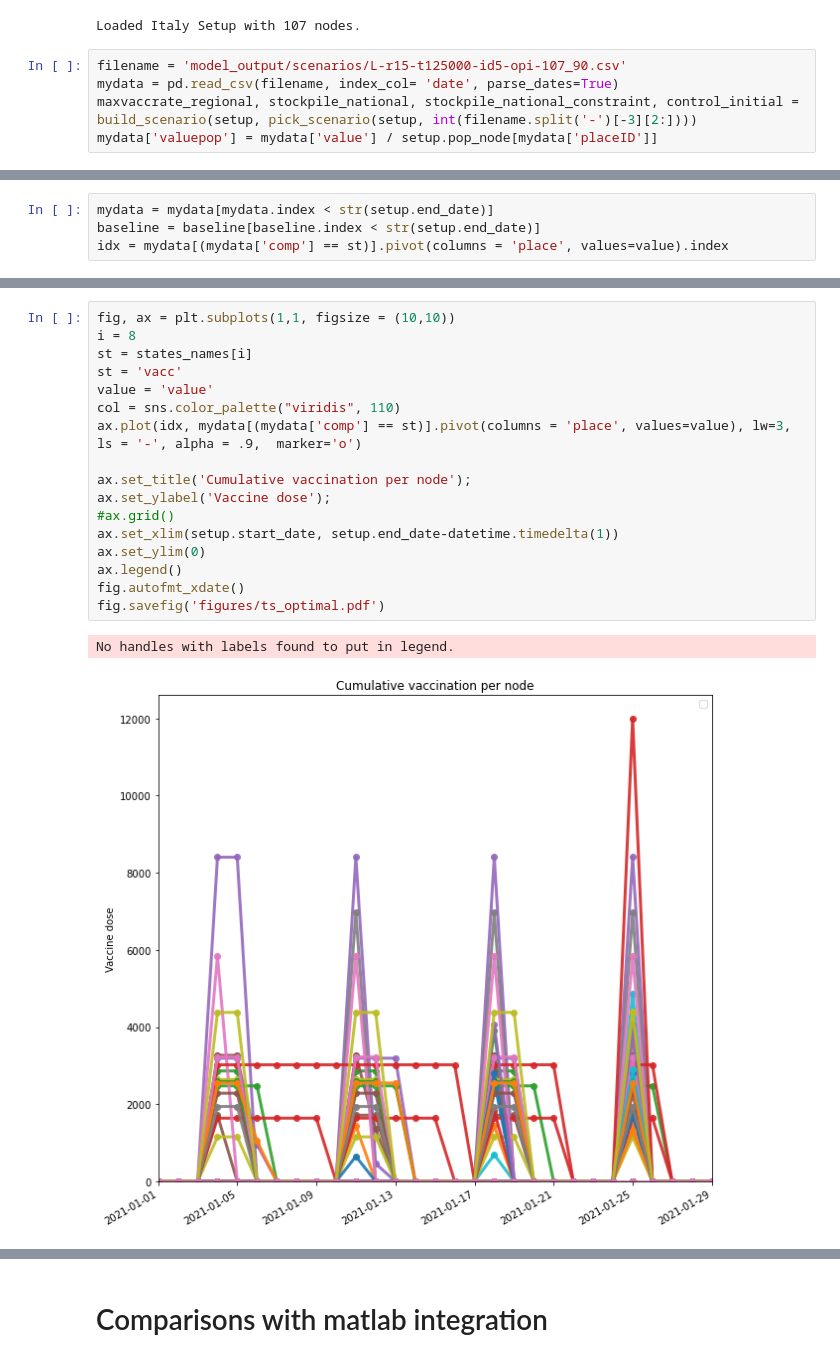
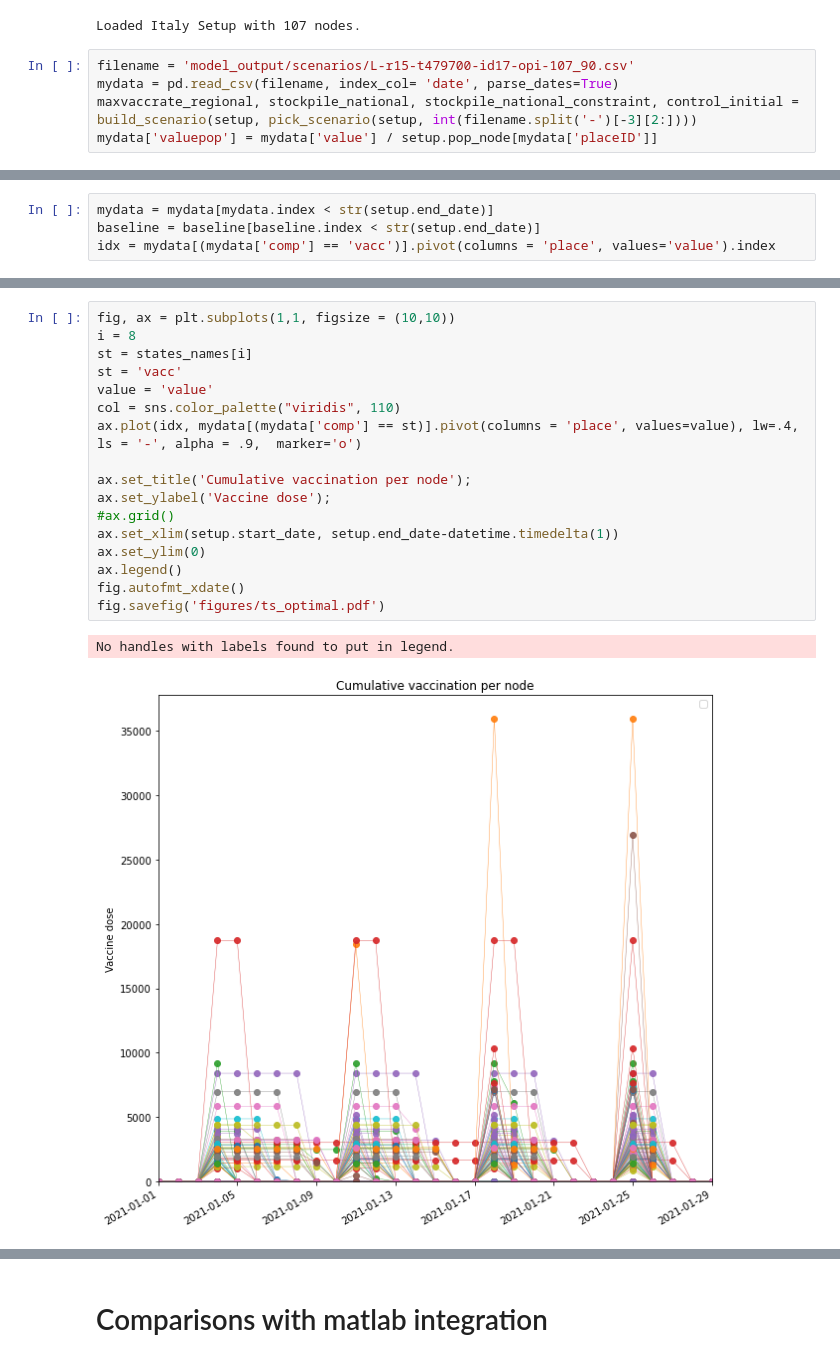
Before and after one commit to jcblemai/COVID-19_italy-vaccination-oc, a Jupyter notebook: analysis_ts.ipynb, the cells around one changed output, grey strips where cells are left out. Drawn from its saved outputs; the diff is of its cells as text.

```diff
--- a/analysis_ts.ipynb
+++ b/analysis_ts.ipynb
@@ -69,7 +69,7 @@ with open(f'italy-data/parameters_{nnodes}_{when}.pkl', 'rb') as inp:
 # %% [output]
 Loaded Italy Setup with 107 nodes.
 # %%
-filename = 'model_output/scenarios/L-r15-t125000-id5-opi-107_90.csv'
+filename = 'model_output/scenarios/L-r15-t479700-id17-opi-107_90.csv'
 mydata = pd.read_csv(filename, index_col= 'date', parse_dates=True)
 maxvaccrate_regional, stockpile_national, stockpile_national_constraint, control_initial = build_scenario(setup, pick_scenario(setup, int(filename.split('-')[-3][2:])))
 mydata['valuepop'] = mydata['value'] / setup.pop_node[mydata['placeID']]
@@ -78,7 +78,7 @@ baseline = pd.read_csv(filename.replace('opi','novacc'), index_col= 'date', pars
 # %%
 mydata = mydata[mydata.index < str(setup.end_date)]
 baseline = baseline[baseline.index < str(setup.end_date)]
-idx = mydata[(mydata['comp'] == st)].pivot(columns = 'place', values=value).index
+idx = mydata[(mydata['comp'] == 'vacc')].pivot(columns = 'place', values='value').index
 # %%
 fig, ax = plt.subplots(1,1, figsize = (10,5))
 i = 8
@@ -119,23 +136,23 @@ fig.savefig('figures/ts_optimal_stackplot.pdf')
 # %%
 fig, ax = plt.subplots(1,1, figsize = (10,10))
 i = 8
 st = states_names[i]
 st = 'vacc'
 value = 'value'
 col = sns.color_palette("viridis", 110)
-ax.plot(idx, mydata[(mydata['comp'] == st)].pivot(columns = 'place', values=value), lw=3, ls = '-', alpha = .9,  marker='o')
+ax.plot(idx, mydata[(mydata['comp'] == st)].pivot(columns = 'place', values=value), lw=.4, ls = '-', alpha = .9,  marker='o')
 
 ax.set_title('Cumulative vaccination per node');
 ax.set_ylabel('Vaccine dose');
 #ax.grid()
 ax.set_xlim(setup.start_date, setup.end_date-datetime.timedelta(1))
 ax.set_ylim(0)
 ax.legend()
 fig.autofmt_xdate()
 fig.savefig('figures/ts_optimal.pdf')
 # %% [output]
 No handles with labels found to put in legend.
-[figure, old version]
+[figure, new version]
 # %%
 fig, ax = plt.subplots(1,1, figsize = (20,10))
 i = 8
```
Also changed, not shown: parts of 5 cells of this notebook, 2 other files.
